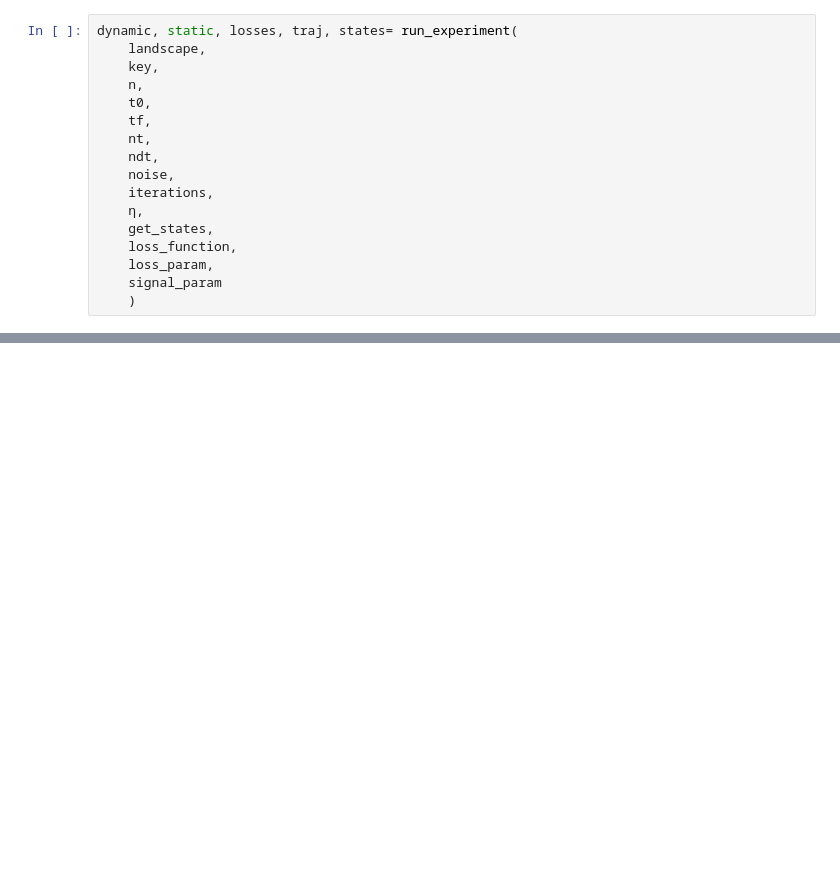
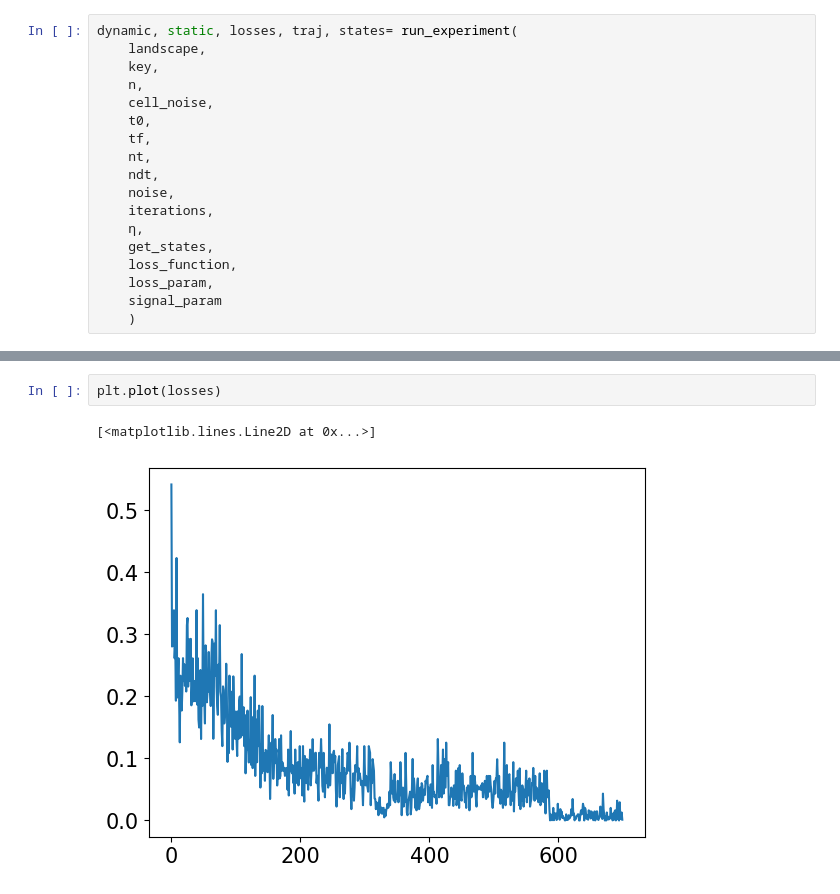
Before and after one commit to victoria-mochulska/evoscape, a Jupyter notebook: examples/example_basics_pytree.ipynb, the cells around one changed output, grey strips where cells are left out. Saved outputs shown, nothing was run; the diff lists cells and outputs as text; blank space fills up the shorter version.

```diff
--- a/examples/example_basics_pytree.ipynb
+++ b/examples/example_basics_pytree.ipynb
@@ -82,6 +104,7 @@ dynamic, static, losses, traj, states= run_experiment(
     landscape,
     key,
     n,
+    cell_noise,
     t0,
     tf,
     nt,
@@ -101,3 +150,8 @@ LandscapeDynamic(init_cond=Array([0.00283953, 0.9993735 ], dtype=float32), modul
+# %%
+plt.plot(losses)
+# %% [output]
+[<matplotlib.lines.Line2D at 0x...>]
+[figure, added]
 # %%
 l = pytree_to_landscape(dynamic=dynamic,static=static,trajectories=np.array(traj), cell_states= np.array(states), cell_coordinates= np.array(traj[:,:,-1]))
 fig = visualize_landscape(l, xx, yy, regime=0, color_scheme='fp_types')
```
Also changed, not shown: parts of 11 cells of this notebook, 10 other files.
